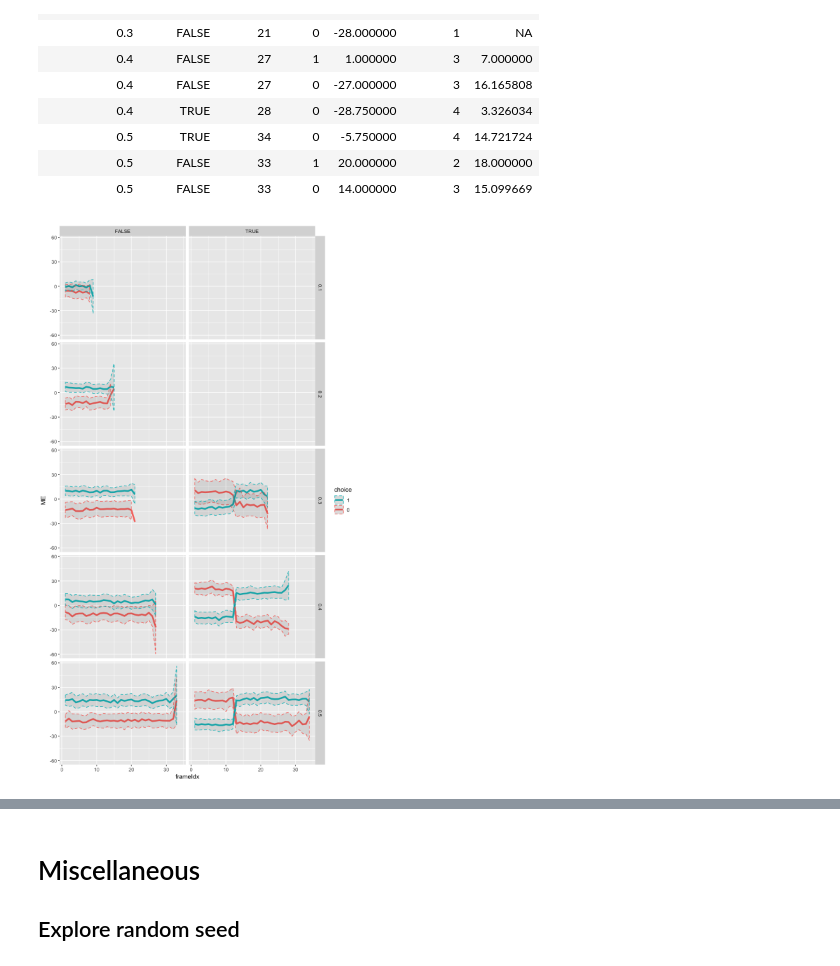
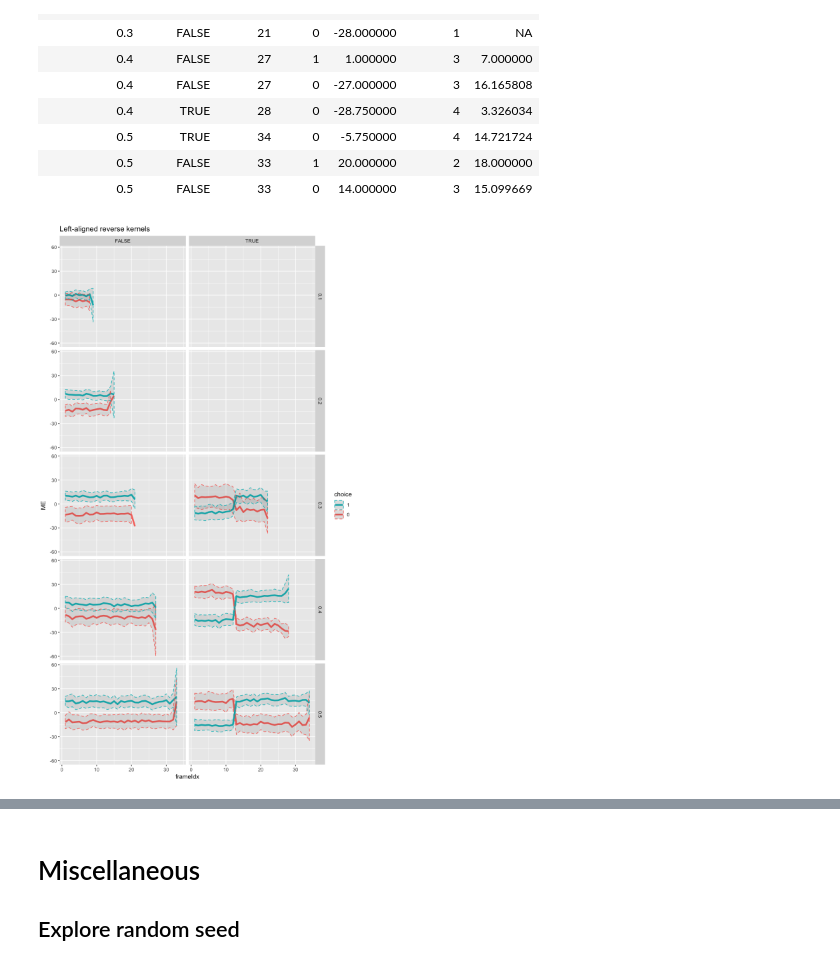
Before and after one commit to TheGoldLab/Analysis_SingleCP_DotsReversal, a Jupyter notebook: Jupyter/pilot11.ipynb, the cells around one changed output, grey strips where cells are left out. Cells and saved outputs as stored; diff of their text form; code cells hidden in the pictures.

```diff
--- a/Jupyter/pilot11.ipynb
+++ b/Jupyter/pilot11.ipynb
@@ -1137,12 +1137,13 @@ unique(revKerNumCohDots[numTrials < 5])[order(viewingDuration)]
 # %%
 # control output figure size
 options(repr.plot.width=8, repr.plot.height=14)
 
 ggplot(revKerNumCohDots,aes(x=frameIdx,y=ME), colour=choice, group=choice) +
     geom_line(aes(col=choice), size=LINE_WIDTH) +
     geom_ribbon(aes(ymin=ME-2*sem, ymax=ME+2*sem, col=choice), linetype=2, alpha=0.1) +
 #     geom_errorbar(aes(ymin=ME-2*sem, ymax=ME+2*sem), colour="black", width=SMALL_ERROR_WIDTH)+
     facet_grid(viewingDuration~presenceCP) +
-    guides(colour = guide_legend(reverse=T))
+    guides(colour = guide_legend(reverse=T)) +
+    labs(title="Left-aligned reverse kernels")
 # %% [output]
-[figure, old version]
+[figure, new version]
```
Also changed, not shown: parts of 2 cells of this notebook.
